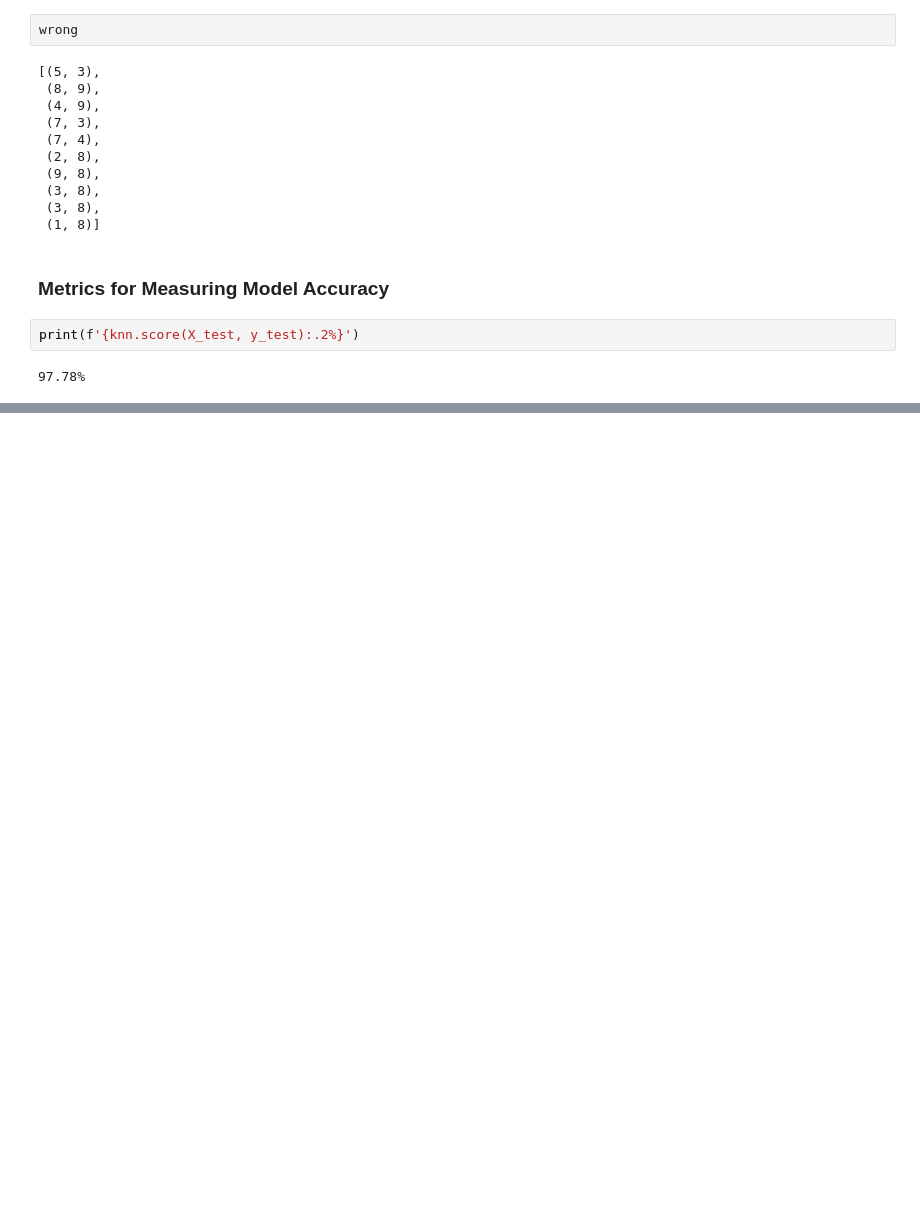
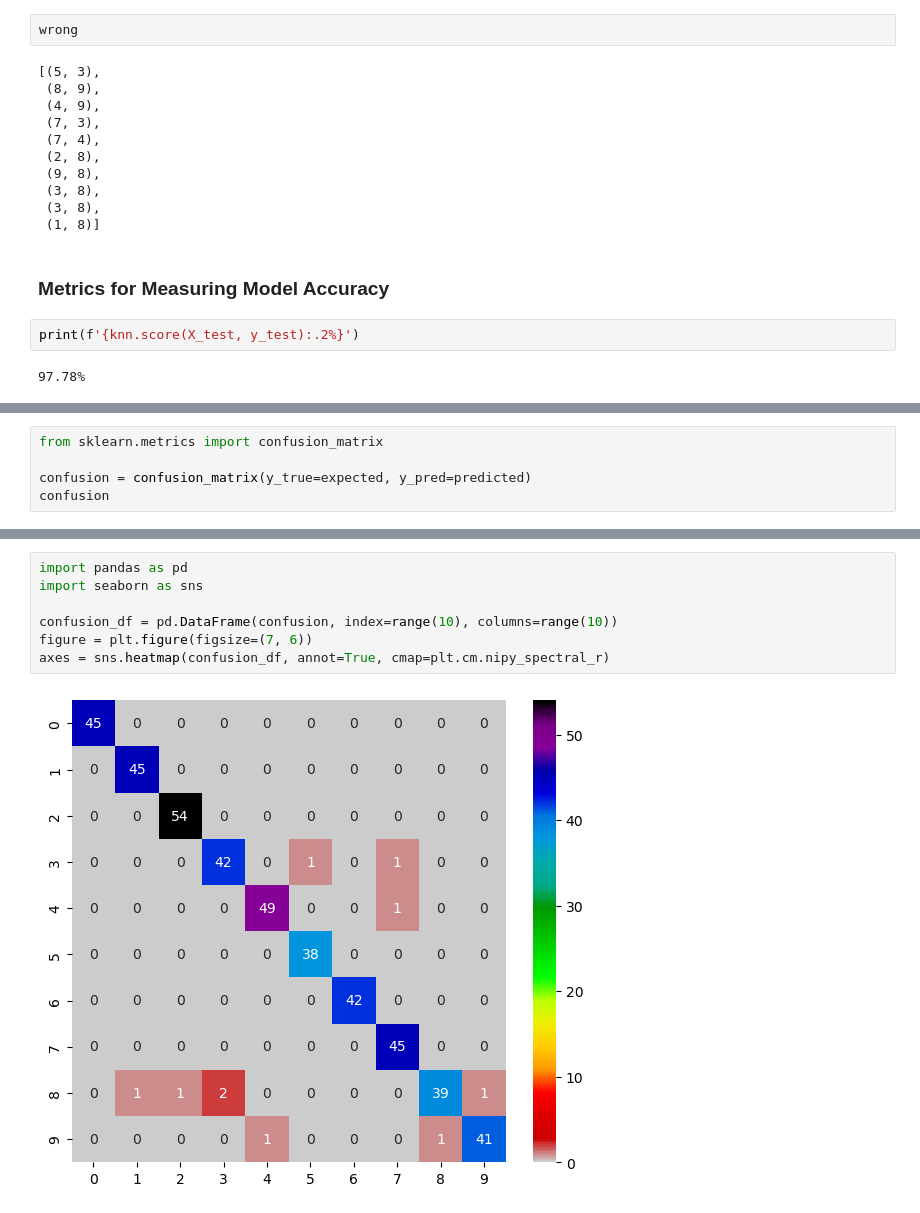
Before and after one commit to shyamal/DataScience-ML, a Jupyter notebook: k_nn_digit_dataset.ipynb, the cells around one changed output, grey strips where cells are left out. Cells and saved outputs as stored; diff of their text form; blank space fills up the shorter version.

```diff
--- a/k_nn_digit_dataset.ipynb
+++ b/k_nn_digit_dataset.ipynb
@@ -182,0 +187,5 @@ print(f'{knn.score(X_test, y_test):.2%}')
+# %%
+from sklearn.metrics import confusion_matrix
+
+confusion = confusion_matrix(y_true=expected, y_pred=predicted)
+confusion
@@ -182,0 +203,9 @@ print(f'{knn.score(X_test, y_test):.2%}')
+# %%
+import pandas as pd
+import seaborn as sns
+
+confusion_df = pd.DataFrame(confusion, index=range(10), columns=range(10))
+figure = plt.figure(figsize=(7, 6))
+axes = sns.heatmap(confusion_df, annot=True, cmap=plt.cm.nipy_spectral_r)
+# %% [output]
+[figure, added]
```
Also changed, not shown: parts of 8 cells of this notebook, 1 other file.
